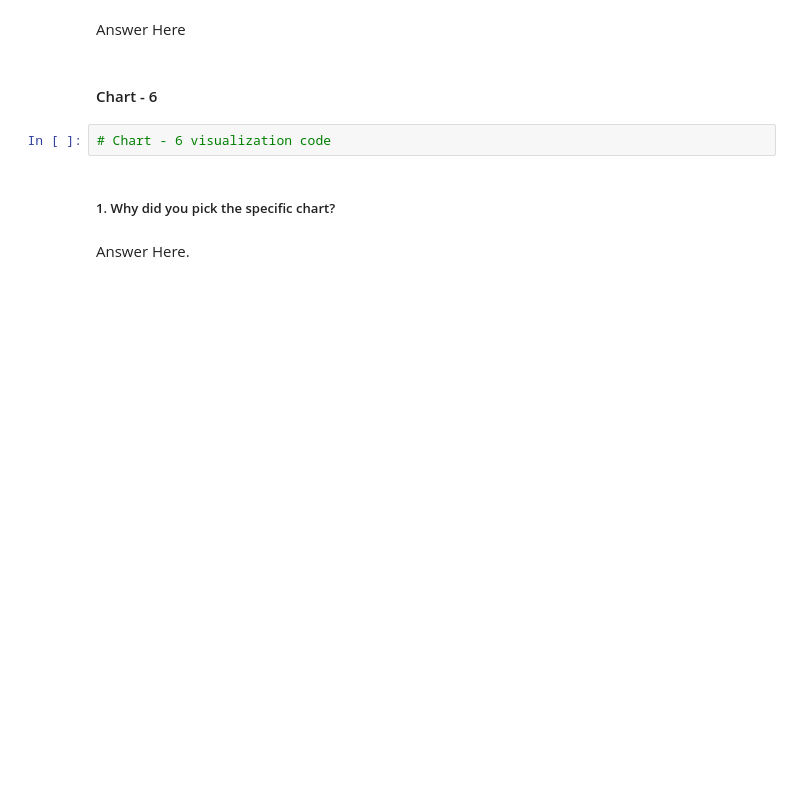
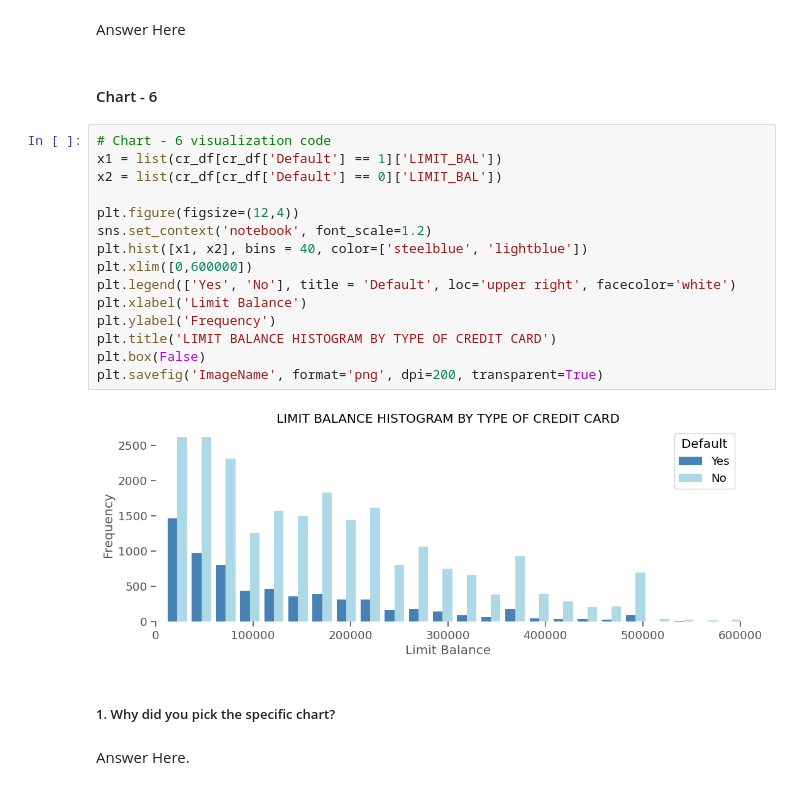
Before and after one commit to Navjotkhatri/Credit-Card-Default-Prediction, a Jupyter notebook: Credit_Card_Default_Prediction.ipynb, the cells around one changed output. Drawn from its saved outputs; the diff is of its cells as text; blank space fills up the shorter version.

```diff
--- a/Credit_Card_Default_Prediction.ipynb
+++ b/Credit_Card_Default_Prediction.ipynb
@@ -453,8 +521,23 @@ Are there any insights that lead to negative growth? Justify with specific reaso
 Answer Here
 # %% [markdown]
 #### Chart - 6
-# %%
-# Chart - 6 visualization code
+# %%
+# Chart - 6 visualization code
+x1 = list(cr_df[cr_df['Default'] == 1]['LIMIT_BAL'])
+x2 = list(cr_df[cr_df['Default'] == 0]['LIMIT_BAL'])
+
+plt.figure(figsize=(12,4))
+sns.set_context('notebook', font_scale=1.2)
+plt.hist([x1, x2], bins = 40, color=['steelblue', 'lightblue'])
+plt.xlim([0,600000])
+plt.legend(['Yes', 'No'], title = 'Default', loc='upper right', facecolor='white')
+plt.xlabel('Limit Balance')
+plt.ylabel('Frequency')
+plt.title('LIMIT BALANCE HISTOGRAM BY TYPE OF CREDIT CARD')
+plt.box(False)
+plt.savefig('ImageName', format='png', dpi=200, transparent=True)
+# %% [output]
+[figure, added]
 # %% [markdown]
 ##### 1. Why did you pick the specific chart?
 # %% [markdown]
```
Also changed, not shown: parts of 11 cells of this notebook.
